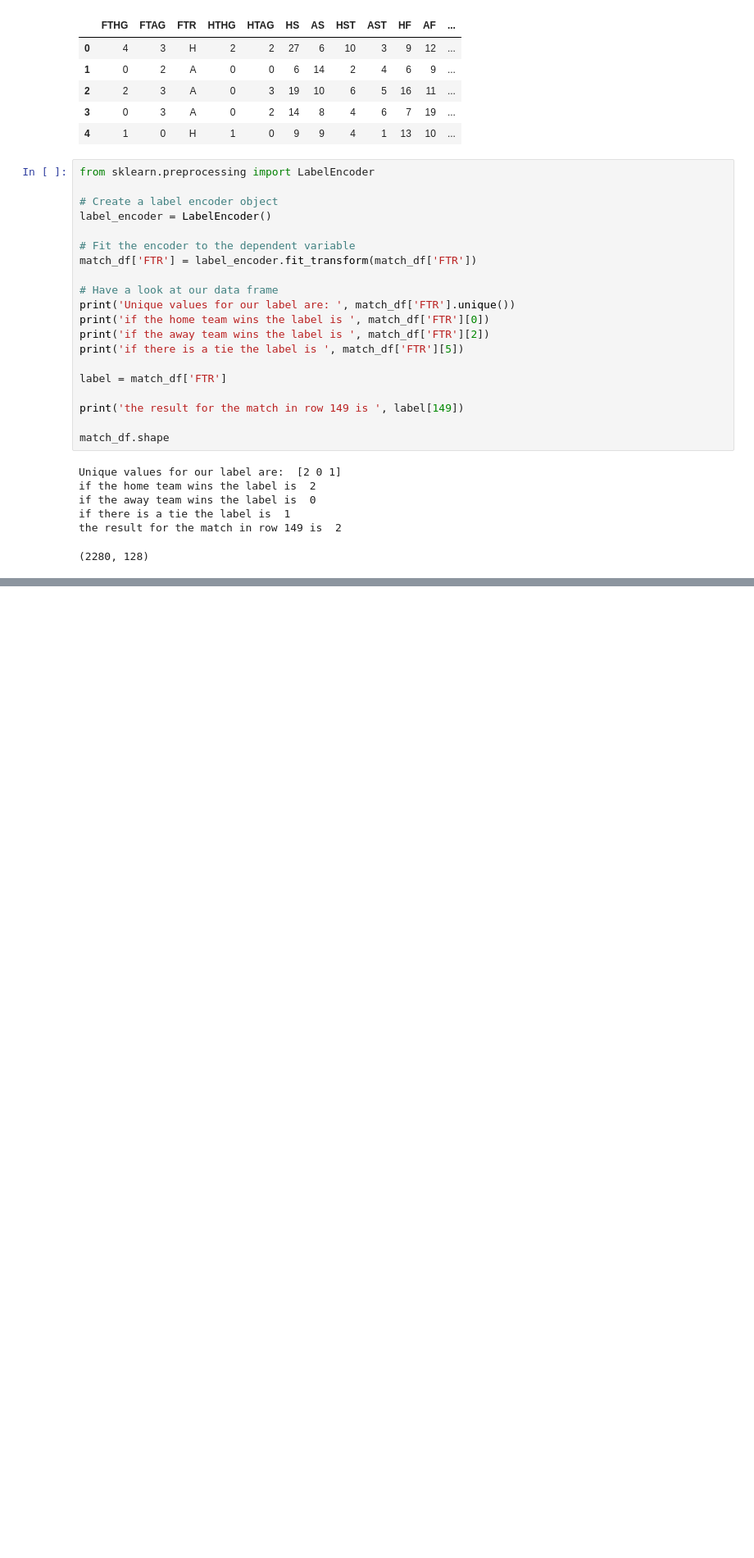
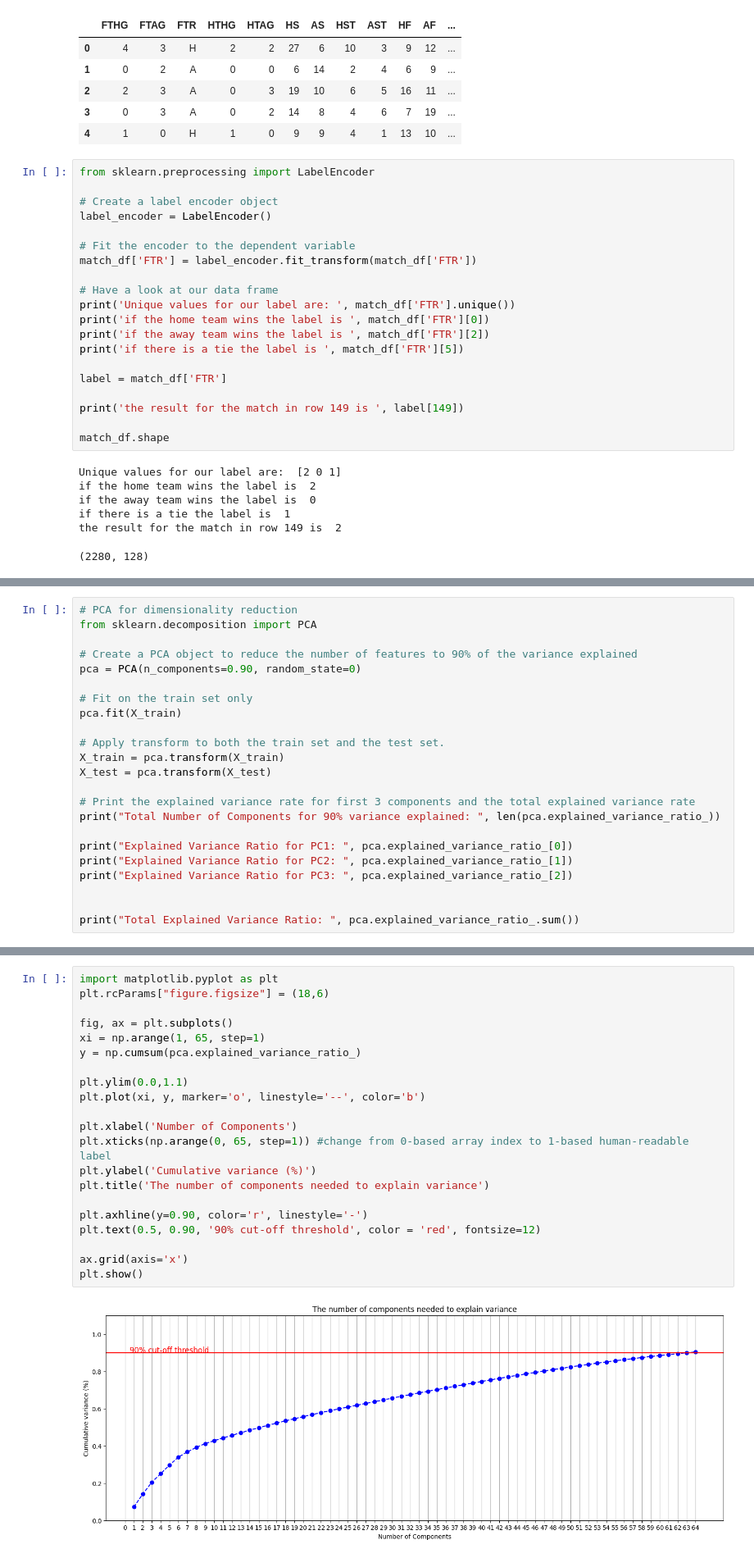
Before and after one commit to mathewsjoyy/Project_Code_Year3, a Jupyter notebook: Code/project.ipynb, the cells around one changed output, grey strips where cells are left out. Shown at 82% size. Saved outputs shown, nothing was run; the diff lists cells and outputs as text; blank space fills up the shorter version.

```diff
--- a/Code/project.ipynb
+++ b/Code/project.ipynb
@@ -718,0 +583,23 @@ Naive Bayes  :  0.5599999999999999
+# %%
+# PCA for dimensionality reduction
+from sklearn.decomposition import PCA
+
+# Create a PCA object to reduce the number of features to 90% of the variance explained
+pca = PCA(n_components=0.90, random_state=0)
+
+# Fit on the train set only
+pca.fit(X_train)
+
+# Apply transform to both the train set and the test set.
+X_train = pca.transform(X_train)
+X_test = pca.transform(X_test)
+
+# Print the explained variance rate for first 3 components and the total explained variance rate
+print("Total Number of Components for 90% variance explained: ", len(pca.explained_variance_ratio_))
+
+print("Explained Variance Ratio for PC1: ", pca.explained_variance_ratio_[0])
+print("Explained Variance Ratio for PC2: ", pca.explained_variance_ratio_[1])
+print("Explained Variance Ratio for PC3: ", pca.explained_variance_ratio_[2])
+
+
+print("Total Explained Variance Ratio: ", pca.explained_variance_ratio_.sum())
@@ -718,0 +612,23 @@ Naive Bayes  :  0.5599999999999999
+# %%
+import matplotlib.pyplot as plt
+plt.rcParams["figure.figsize"] = (18,6)
+
+fig, ax = plt.subplots()
+xi = np.arange(1, 65, step=1)
+y = np.cumsum(pca.explained_variance_ratio_)
+
+plt.ylim(0.0,1.1)
+plt.plot(xi, y, marker='o', linestyle='--', color='b')
+
+plt.xlabel('Number of Components')
+plt.xticks(np.arange(0, 65, step=1)) #change from 0-based array index to 1-based human-readable label
+plt.ylabel('Cumulative variance (%)')
+plt.title('The number of components needed to explain variance')
+
+plt.axhline(y=0.90, color='r', linestyle='-')
+plt.text(0.5, 0.90, '90% cut-off threshold', color = 'red', fontsize=12)
+
+ax.grid(axis='x')
+plt.show()
+# %% [output]
+[figure, added]
```
Also changed, not shown: parts of 13 cells of this notebook.
